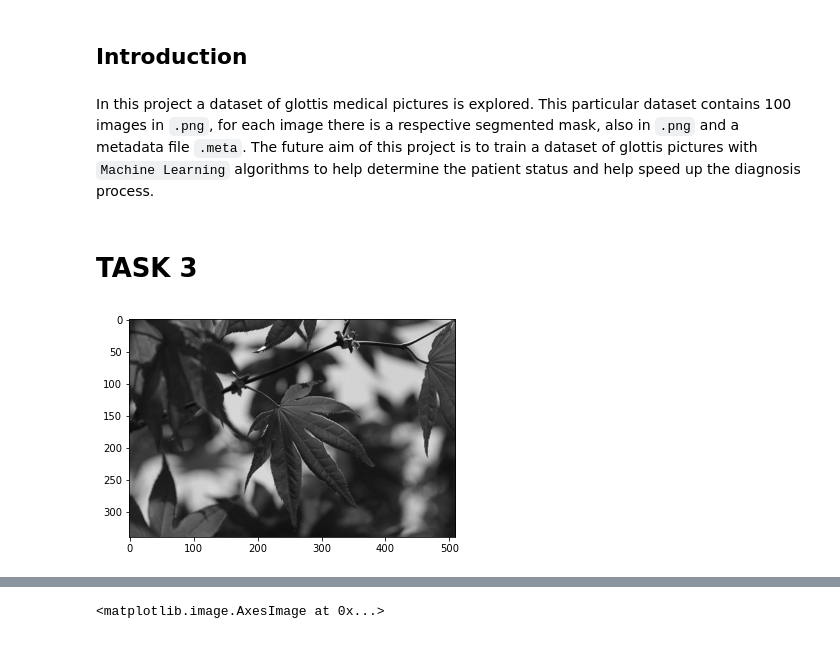
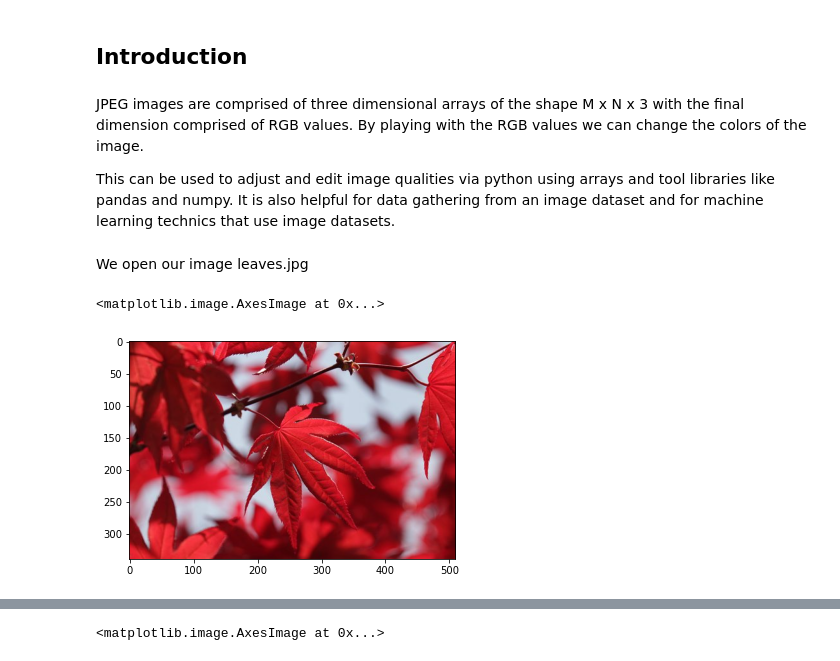
Before and after one commit to SergiDataAnalyst/leaves, a Jupyter notebook: Leaves.ipynb, the cells around one changed output, grey strips where cells are left out. Drawn from its saved outputs; the diff is of its cells as text; code cells hidden in the pictures.

```diff
--- a/Leaves.ipynb
+++ b/Leaves.ipynb
@@ -3,7 +3,9 @@
 # %% [markdown]
 ## Introduction
 # %% [markdown]
-In this project a dataset of glottis medical pictures is explored. This particular dataset contains 100 images in `.png`, for each image there is a respective segmented mask, also in `.png` and a metadata file `.meta`. The future aim of this project is to train a dataset of glottis pictures with `Machine Learning` algorithms to help determine the patient status and help speed up the diagnosis process.
+JPEG images are comprised of three dimensional arrays of the shape M x N x 3 with the final dimension comprised of RGB values. By playing with the RGB values we can change the colors of the image.
+
+This can be used to adjust and edit image qualities via python using arrays and tool libraries like pandas and numpy. It is also helpful for data gathering from an image dataset and for machine learning technics that use image datasets.
 # %%
 import os
 import json
@@ -15,30 +17,19 @@ from PIL import Image
 import skimage.io
 import cv2
 from scipy import misc
-# %% [markdown]
-# TASK 3
+# %% [markdown]
+We open our image leaves.jpg
 # %%
 import imageio as io
 from PIL import Image
-import skimage.io #this is changed from skimage to skimage.io in Windows 10
+import skimage.io #this is changed from skimage to skimage.io from Windows 10 onward
 import cv2
 
-## load image with different libraries
-img_path = str(r'C:\Users\pizza\Desktop\DSSS\Homework2\leaves.jpg')
-#img = io.imread(img_path)
-#img = Image.open(img_path)
-#img = skimage.io.imread(img_path)
-#img = cv2.imread(img_path); img = cv2.cvtColor(img, cv2.COLOR_BGR2RGB)
-
-# load image as grayscale
-img = skimage.io.imread(img_path, as_gray=True)
-plt.imshow(img, cmap='gray')
-
-
-#####LIGHTNESS
-
-img_light=io.imread(img_path)
-
-img_light[:] = np.max(img_light,axis=-1,keepdims=1)/2+np.min(img_light,axis=-1,keepdims=1)/2
+img_path = str(r'C:\Users\pizza\Desktop\projects\uploaded\leaves\leaves.jpg')
+img_ref = io.imread(img_path)
-# %% [output]
-[figure, removed]
+# %%
+img = io.imread(img_path)
+plt.imshow(img)
+# %% [output]
+<matplotlib.image.AxesImage at 0x...>
+[figure, added]
```
Also changed, not shown: parts of 28 cells of this notebook.
